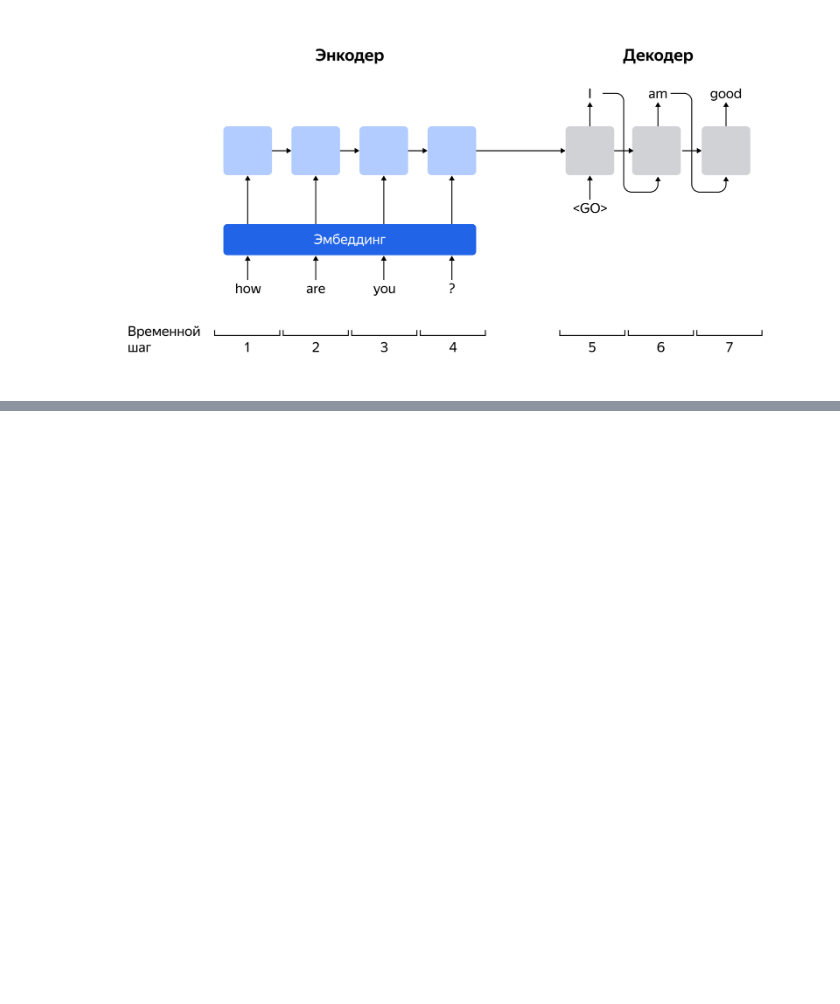
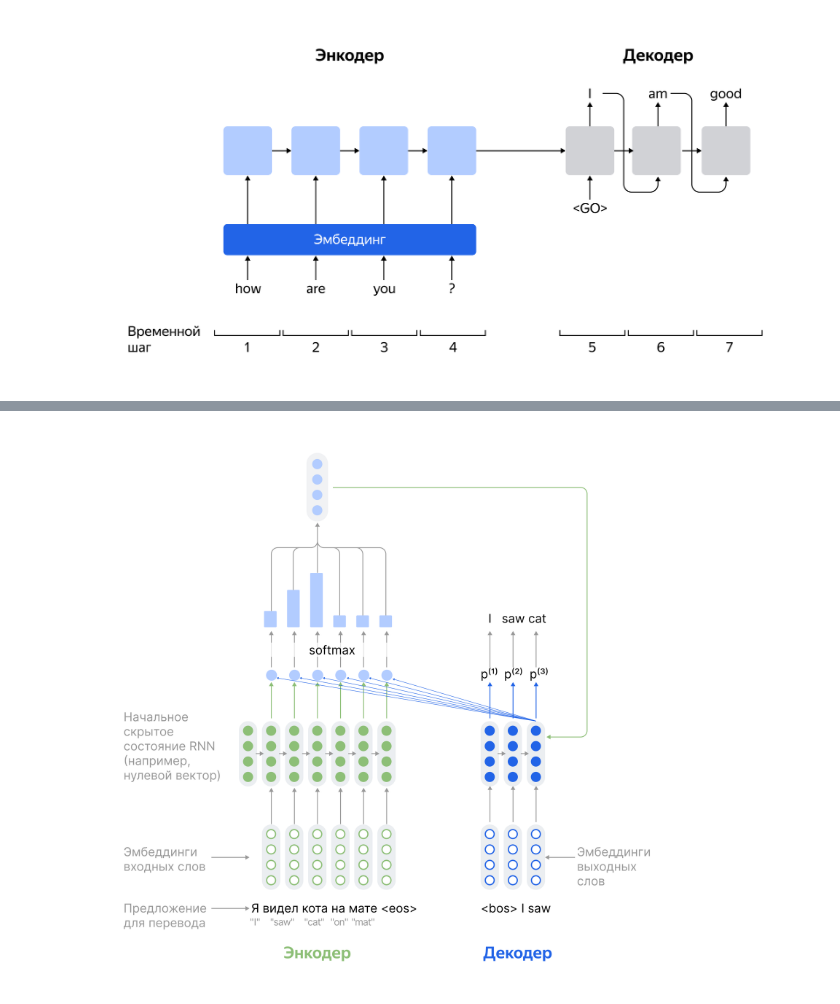
Before and after one commit to Ollldman/ml_dl_experiments, a Jupyter notebook: ml_dl_experiments/dl/dl_modules/RNN_transformers/4.Attention and transformers.ipynb, the cells around one changed output, grey strips where cells are left out. Saved outputs shown, nothing was run; the diff lists cells and outputs as text; code cells hidden in the pictures; blank space fills up the shorter version.

Commit message:
Updated info about transformers and attention

```diff
--- a/ml_dl_experiments/dl/dl_modules/RNN_transformers/4.Attention and transformers.ipynb
+++ b/ml_dl_experiments/dl/dl_modules/RNN_transformers/4.Attention and transformers.ipynb
@@ -108,0 +116,9 @@ Image(path_to_decomposition, width=700, height=1000)
+# %%
+from IPython.display import Image
+from ml_dl_experiments.settings import settings
+
+path_to_image: str = settings.SOURCE_PATH + "ml_dl/RNN/transformer.png"
+
+Image(path_to_image, width=700, height=1000)
+# %% [output]
+[figure, added]
```
Also changed, not shown: parts of 14 cells of this notebook.
